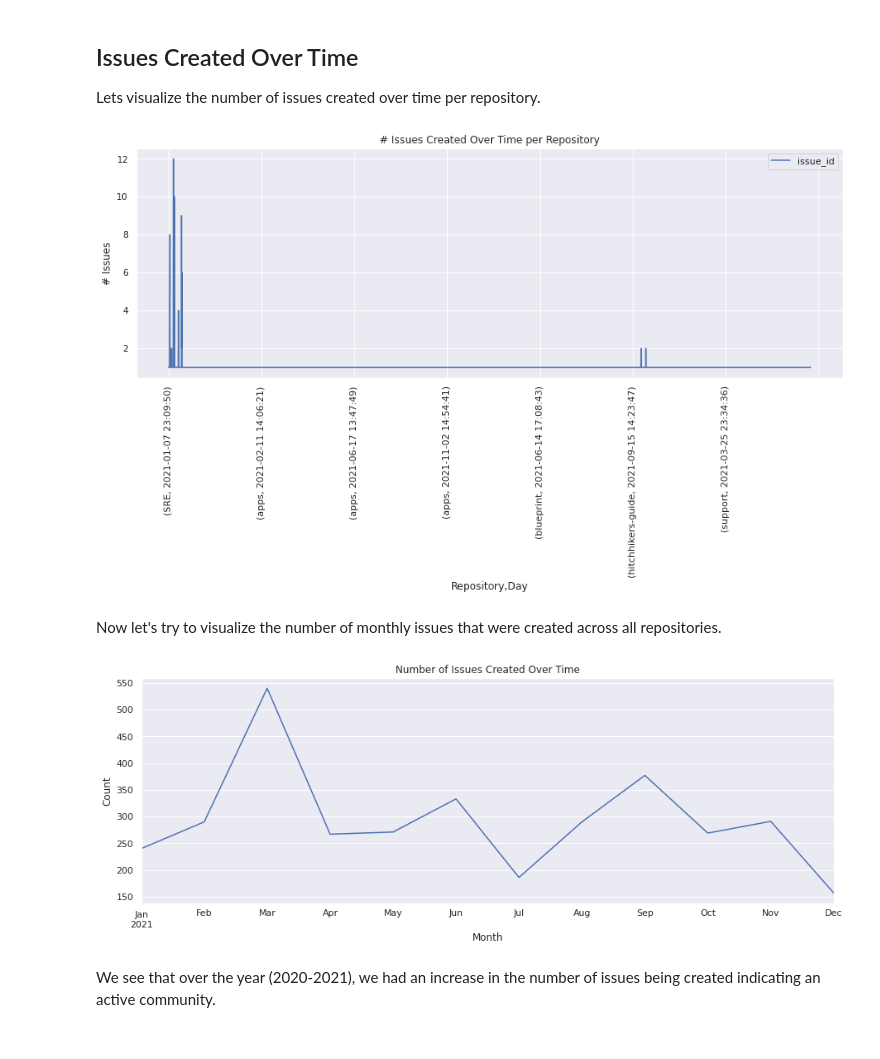
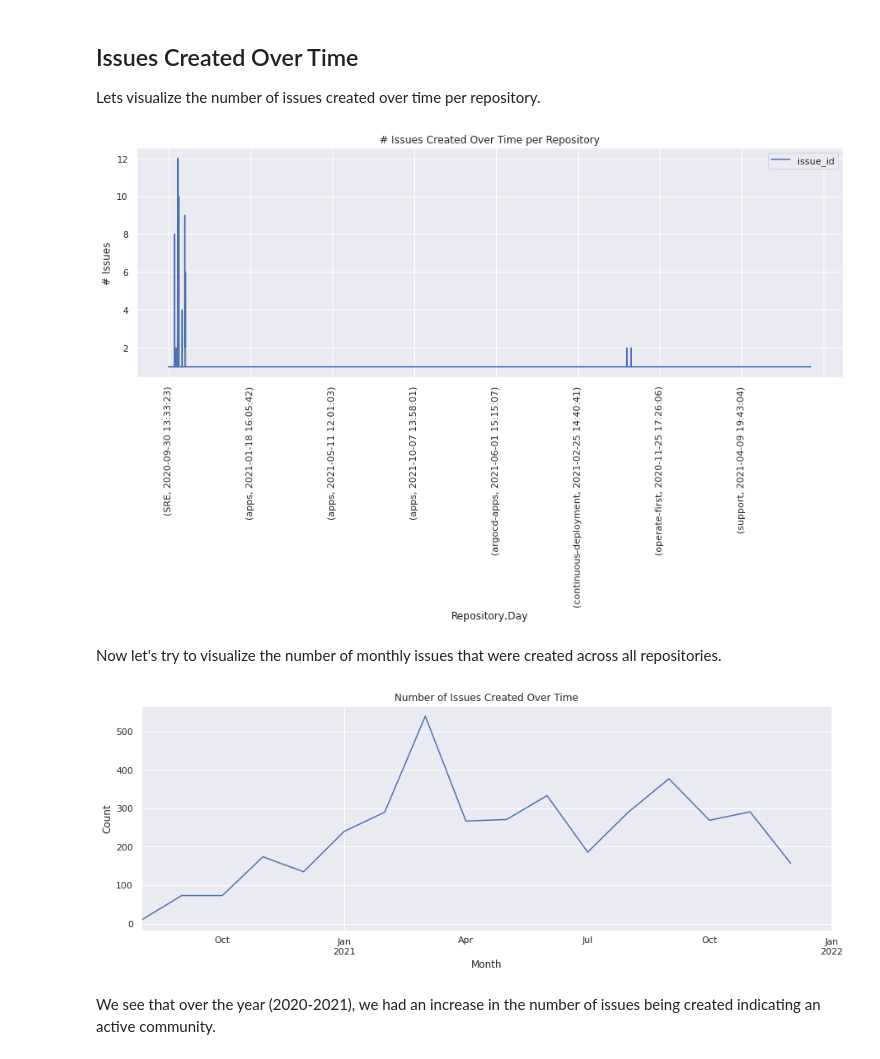
Before and after one commit to operate-first/community, a Jupyter notebook: metrics/community_metrics.ipynb, the cells around one changed output. Cells and saved outputs as stored; diff of their text form; code cells hidden in the pictures.

```diff
--- a/metrics/community_metrics.ipynb
+++ b/metrics/community_metrics.ipynb
@@ -172,7 +172,7 @@ We can also measure the size and growth of the community by analyzing the GitHub
 # %% [markdown]
 We will fetch the data from the `issues` table which contains information pertaining to the issue activity across repositories such as issue creation time, issue closed time, repository ID, GitHub user ID etc.
 # %%
-START_DATE = '2021-01-01'
+START_DATE = '2020-01-01'
 END_DATE = '2021-12-31'
 # %%
 issues = pd.DataFrame()
@@ -225,19 +225,20 @@ plt.ylabel("# Issues")
 plt.title("# Issues Created Over Time per Repository")
 plt.show()
 # %% [output]
-[figure, old version]
+[figure, new version]
 # %% [markdown]
 Now let's try to visualize the number of monthly issues that were created across all repositories.
 # %%
 issues_repo_time = issues_repo_cont['repo_name'].groupby(issues_repo_cont.created_at.dt.to_period("M")).agg('count')
 # %%
-issues_repo_time.plot()
+ax = issues_repo_time.plot()
+ax.set_xlim(pd.Timestamp('2020-08-01'), pd.Timestamp('2022-01-31'))
 plt.title("Number of Issues Created Over Time")
 plt.xlabel("Month")
 plt.ylabel("Count")
 plt.show()
 # %% [output]
-[figure, old version]
+[figure, new version]
 # %% [markdown]
 We see that over the year (2020-2021), we had an increase in the number of issues being created indicating an active community.
 # %% [markdown]
```
Also changed, not shown: parts of 11 cells of this notebook.
